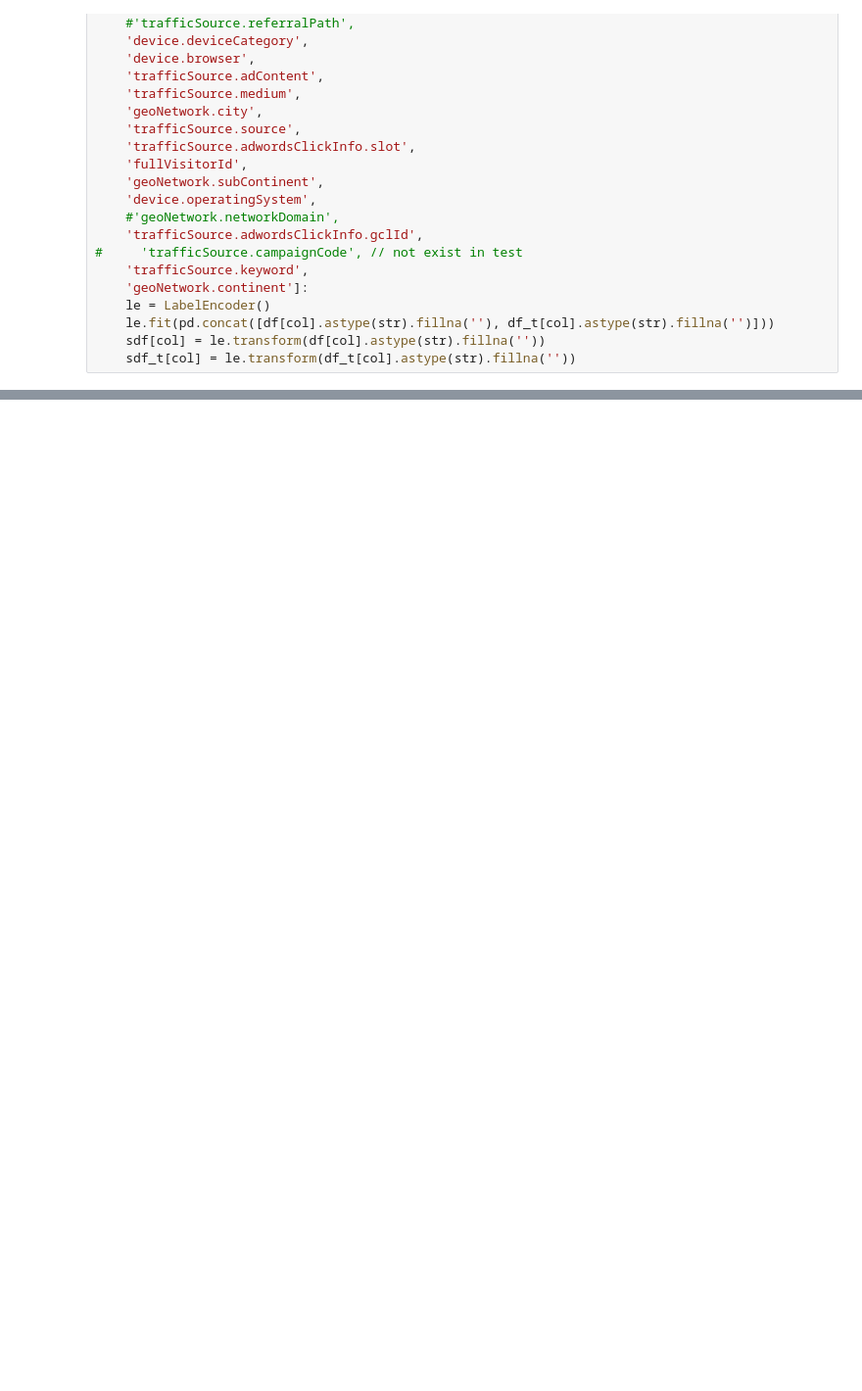
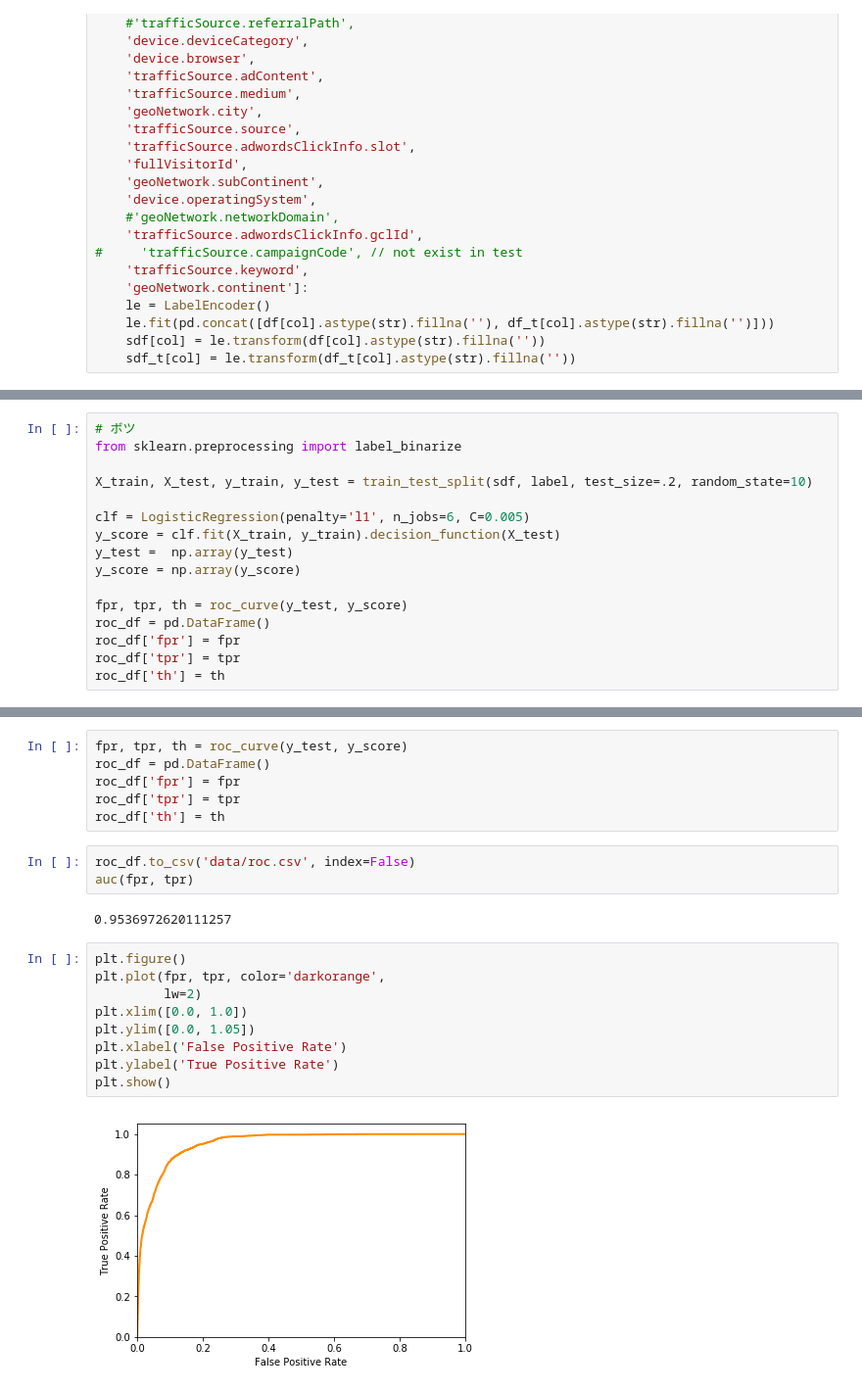
Before and after one commit to ctylim/ga-customer-revenue-prediction, a Jupyter notebook: 2-class+lasso.ipynb, the cells around one changed output, grey strips where cells are left out. Shown at 98% size. Drawn from its saved outputs; the diff is of its cells as text; blank space fills up the shorter version.

```diff
--- a/2-class+lasso.ipynb
+++ b/2-class+lasso.ipynb
@@ -136,0 +140,16 @@ print(sum(list(map(int, pred))) )
+# %%
+# ボツ
+from sklearn.preprocessing import label_binarize
+
+X_train, X_test, y_train, y_test = train_test_split(sdf, label, test_size=.2, random_state=10)
+
+clf = LogisticRegression(penalty='l1', n_jobs=6, C=0.005)
+y_score = clf.fit(X_train, y_train).decision_function(X_test)
+y_test =  np.array(y_test)
+y_score = np.array(y_score)
+
+fpr, tpr, th = roc_curve(y_test, y_score)
+roc_df = pd.DataFrame()
+roc_df['fpr'] = fpr
+roc_df['tpr'] = tpr
+roc_df['th'] = th
@@ -136,0 +182,22 @@ print(sum(list(map(int, pred))) )
+# %%
+fpr, tpr, th = roc_curve(y_test, y_score)
+roc_df = pd.DataFrame()
+roc_df['fpr'] = fpr
+roc_df['tpr'] = tpr
+roc_df['th'] = th
+# %%
+roc_df.to_csv('data/roc.csv', index=False)
+auc(fpr, tpr)
+# %% [output]
+0.9536972620111257
+# %%
+plt.figure()
+plt.plot(fpr, tpr, color='darkorange',
+         lw=2)
+plt.xlim([0.0, 1.0])
+plt.ylim([0.0, 1.05])
+plt.xlabel('False Positive Rate')
+plt.ylabel('True Positive Rate')
+plt.show()
+# %% [output]
+[figure, added]
```
Also changed, not shown: parts of 18 cells of this notebook.
